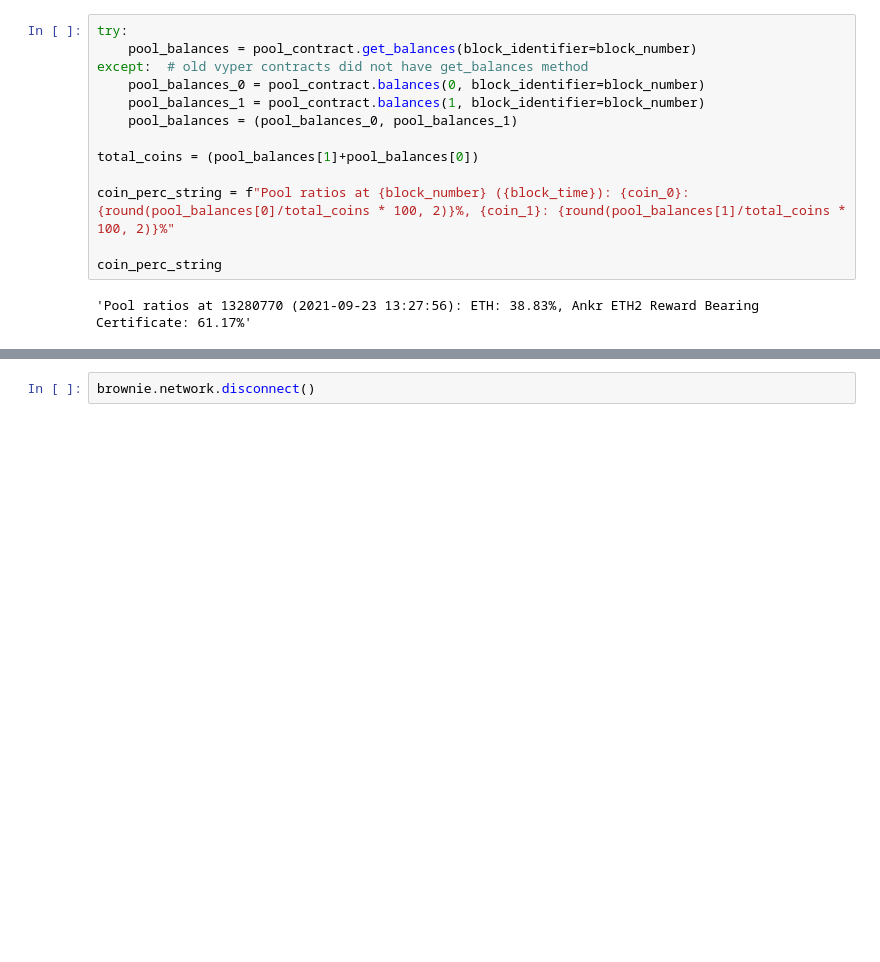
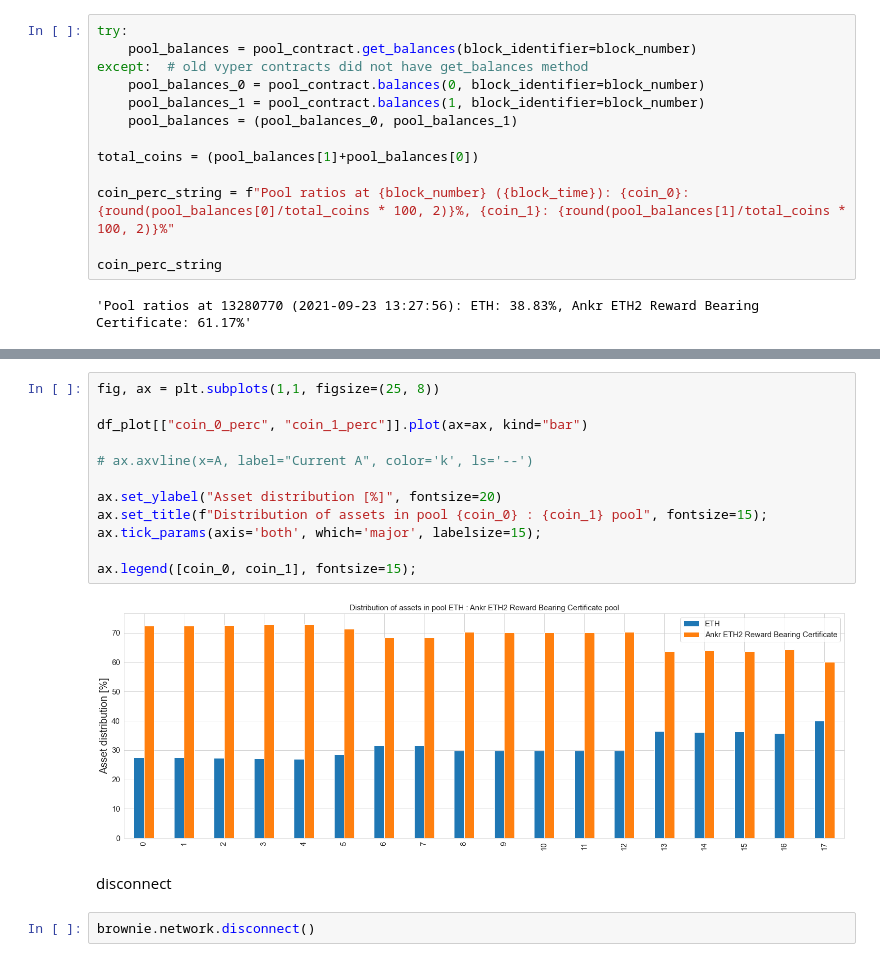
Before and after one commit to bout3fiddy/on-chain-analytics, a Jupyter notebook: notebooks/curve-peg-analysis/peg_if_incentivised.ipynb, the cells around one changed output, grey strips where cells are left out. Drawn from its saved outputs; the diff is of its cells as text; blank space fills up the shorter version.

```diff
--- a/notebooks/curve-peg-analysis/peg_if_incentivised.ipynb
+++ b/notebooks/curve-peg-analysis/peg_if_incentivised.ipynb
@@ -110,2 +200,18 @@ coin_perc_string
+# %%
+fig, ax = plt.subplots(1,1, figsize=(25, 8))
+
+df_plot[["coin_0_perc", "coin_1_perc"]].plot(ax=ax, kind="bar")
+
+# ax.axvline(x=A, label="Current A", color='k', ls='--')
+
+ax.set_ylabel("Asset distribution [%]", fontsize=20)
+ax.set_title(f"Distribution of assets in pool {coin_0} : {coin_1} pool", fontsize=15);
+ax.tick_params(axis='both', which='major', labelsize=15);
+
+ax.legend([coin_0, coin_1], fontsize=15);
+# %% [output]
+[figure, added]
+# %% [markdown]
+disconnect
 # %%
 brownie.network.disconnect()
```
Also changed, not shown: parts of 9 cells of this notebook.
